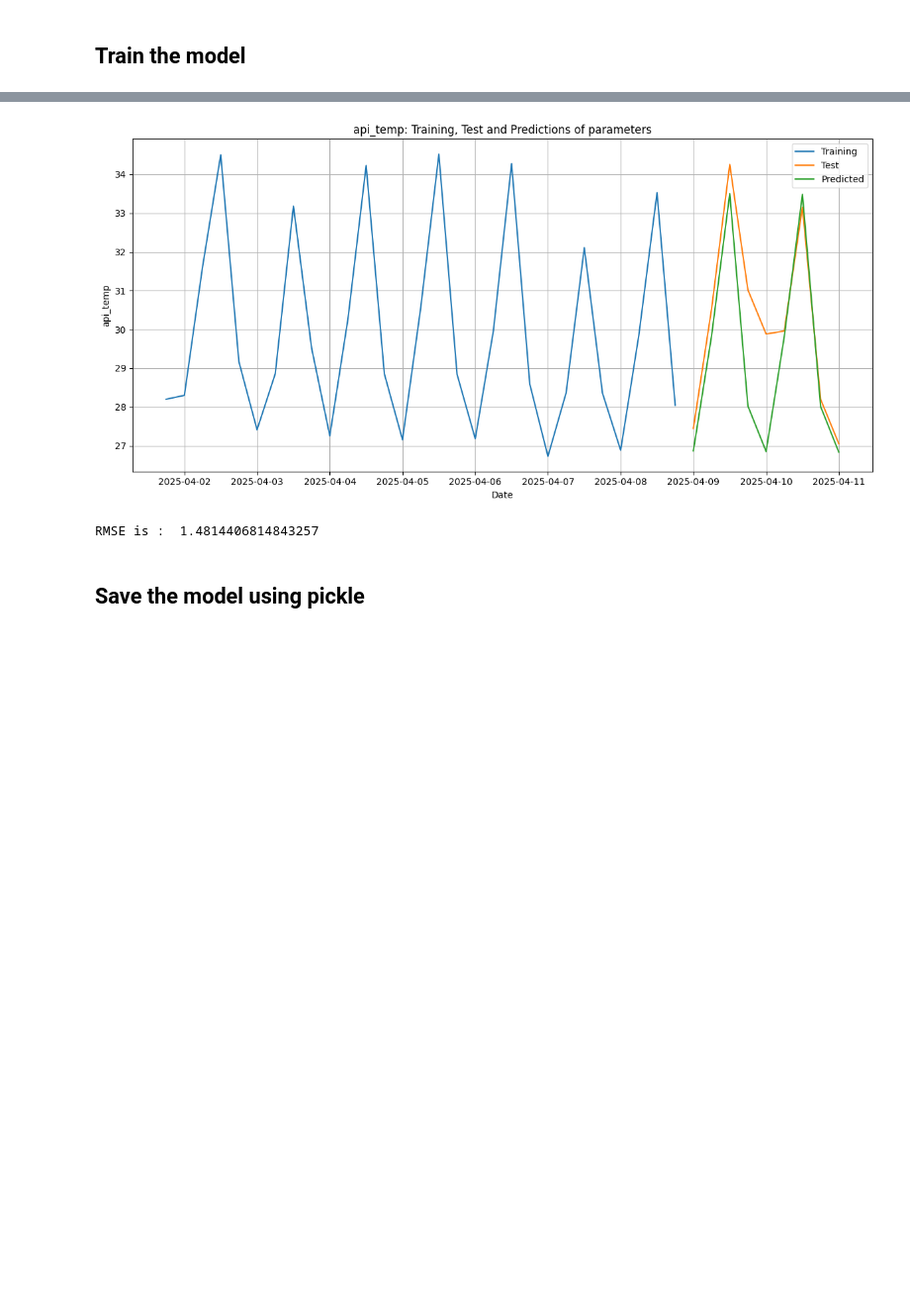
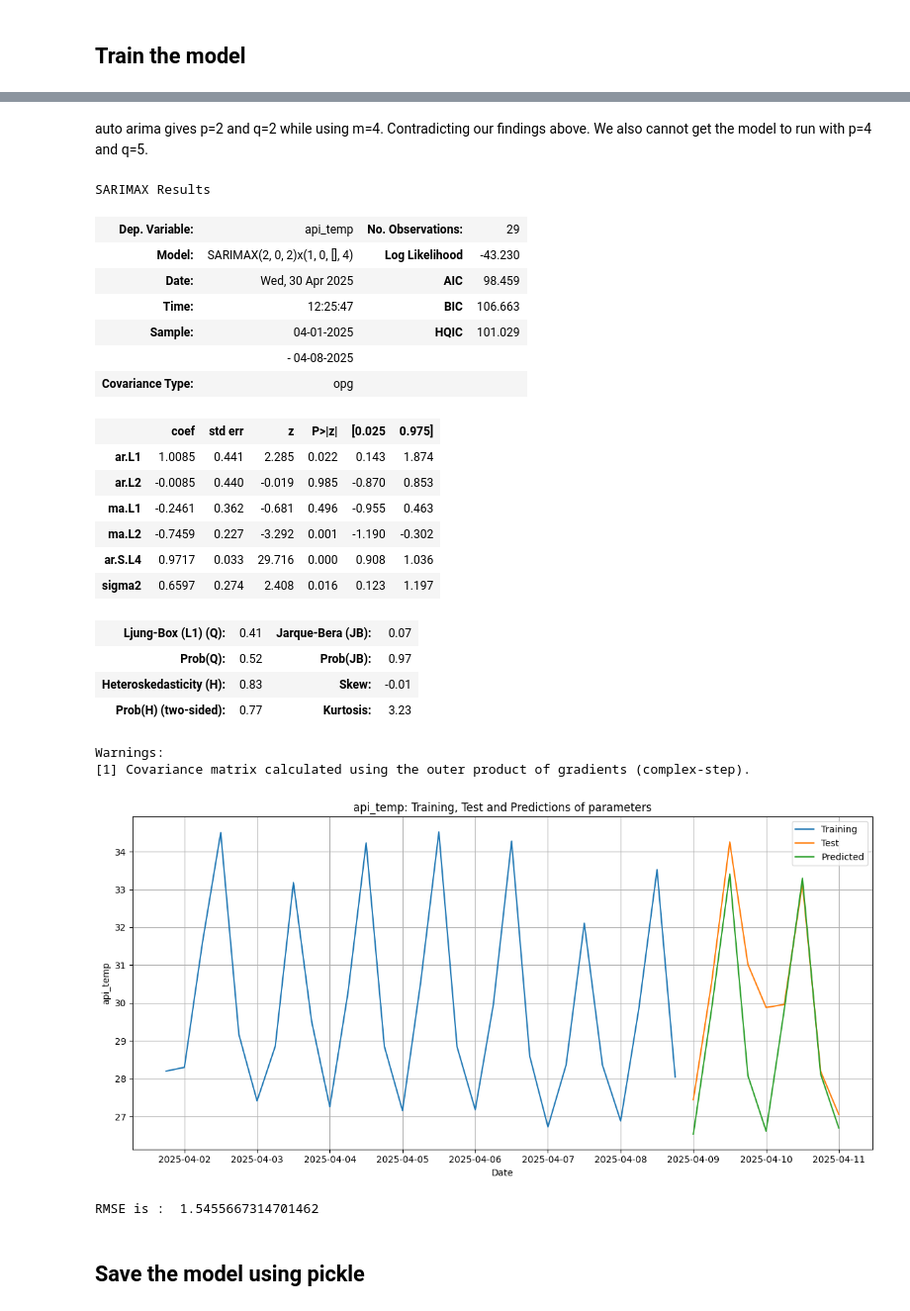
Before and after one commit to Jangsoodlor/smart-plant-pot-model, a Jupyter notebook: training/api_temp.ipynb, the cells around one changed output, grey strips where cells are left out. Shown: that part at 99% size. Drawn from its saved outputs; the diff is of its cells as text; code cells hidden in the pictures; blank space fills up the shorter version.

Commit message:
trust in auto arima

```diff
--- a/training/api_temp.ipynb
+++ b/training/api_temp.ipynb
@@ -136,6 +133,8 @@ Total fit time: 2.548 seconds
+# %% [markdown]
+auto arima gives p=2 and q=2 while using m=4. Contradicting our findings above. We also cannot get the model to run with p=4 and q=5.
 # %%
 model_attr = SARIMAX(
-    endog=train_data[attr], order=(0, 0, 0), seasonal_order=(1, 0, 0, 4)
+    endog=train_data[attr], order=(2, 0, 2), seasonal_order=(1, 0, 0, 4)
 )
 attr_results = model_attr.fit()
 
@@ -151,6 +150,30 @@ forecast_index = pd.date_range(
 )
 attr_prediction.index = test_data.index[:steps]
 attr_prediction.columns = ["predicted"]
+# %%
+attr_results.summary()
+# %% [output]
+SARIMAX Results
+| Dep. Variable: | api_temp | No. Observations: | 29 |
+| Model: | SARIMAX(2, 0, 2)x(1, 0, [], 4) | Log Likelihood | -43.230 |
+| Date: | Wed, 30 Apr 2025 | AIC | 98.459 |
+| Time: | 12:25:47 | BIC | 106.663 |
+| Sample: | 04-01-2025 | HQIC | 101.029 |
+|  | - 04-08-2025 |  |  |
+| Covariance Type: | opg |  |  |
+|  | coef | std err | z | P>|z| | [0.025 | 0.975] |
+| ar.L1 | 1.0085 | 0.441 | 2.285 | 0.022 | 0.143 | 1.874 |
+| ar.L2 | -0.0085 | 0.440 | -0.019 | 0.985 | -0.870 | 0.853 |
+| ma.L1 | -0.2461 | 0.362 | -0.681 | 0.496 | -0.955 | 0.463 |
+| ma.L2 | -0.7459 | 0.227 | -3.292 | 0.001 | -1.190 | -0.302 |
+| ar.S.L4 | 0.9717 | 0.033 | 29.716 | 0.000 | 0.908 | 1.036 |
+| sigma2 | 0.6597 | 0.274 | 2.408 | 0.016 | 0.123 | 1.197 |
+| Ljung-Box (L1) (Q): | 0.41 | Jarque-Bera (JB): | 0.07 |
+| Prob(Q): | 0.52 | Prob(JB): | 0.97 |
+| Heteroskedasticity (H): | 0.83 | Skew: | -0.01 |
+| Prob(H) (two-sided): | 0.77 | Kurtosis: | 3.23 |
+Warnings:
+[1] Covariance matrix calculated using the outer product of gradients (complex-step).
 # %%
 plt.figure(figsize=(12, 6))
 # Ensure datetime index and proper plotting
@@ -168,8 +191,8 @@ plt.show()
 
 print("RMSE is : ", root_mean_squared_error(test_data[attr], attr_prediction))
 # %% [output]
-[figure, old version]
+[figure, new version]
-RMSE is :  1.4814406814843257
+RMSE is :  1.5455667314701462
 # %% [markdown]
 ## Save the model using pickle
 # %%
```
Also changed, not shown: parts of 3 cells of this notebook, 3 other files.
